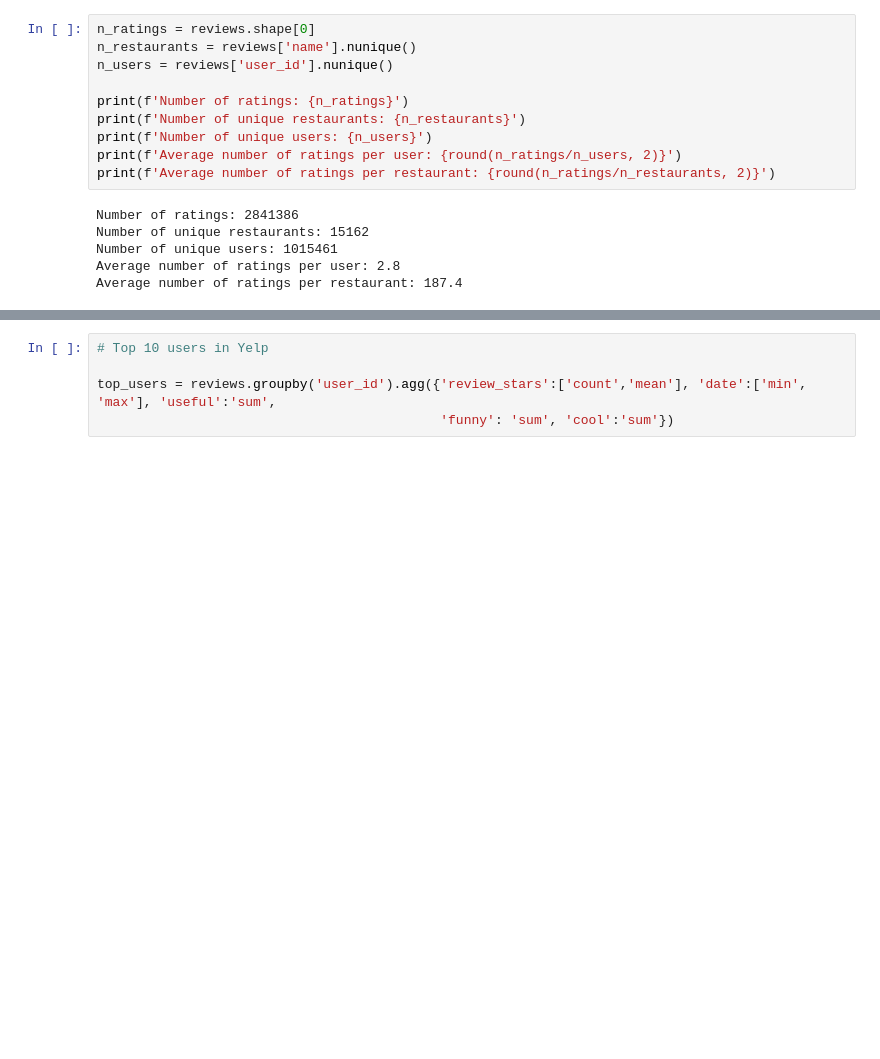
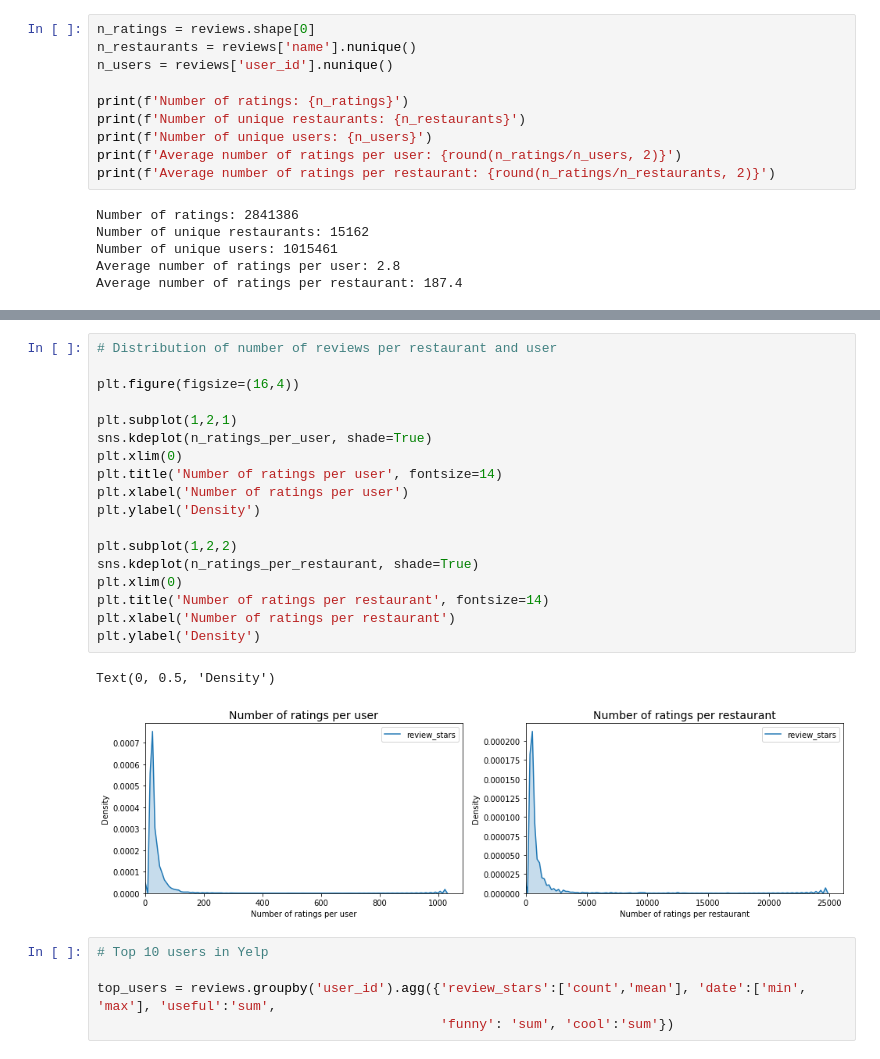
Before and after one commit to mavalos90/IH_final_project, a Jupyter notebook: code/1.EDA.ipynb, the cells around one changed output, grey strips where cells are left out. Drawn from its saved outputs; the diff is of its cells as text; blank space fills up the shorter version.

```diff
--- a/code/1.EDA.ipynb
+++ b/code/1.EDA.ipynb
@@ -376,3 +361,24 @@ restaurant_stats.head()
+# %%
+# Distribution of number of reviews per restaurant and user
+
+plt.figure(figsize=(16,4))
+
+plt.subplot(1,2,1)
+sns.kdeplot(n_ratings_per_user, shade=True)
+plt.xlim(0)
+plt.title('Number of ratings per user', fontsize=14)
+plt.xlabel('Number of ratings per user')
+plt.ylabel('Density')
+
+plt.subplot(1,2,2)
+sns.kdeplot(n_ratings_per_restaurant, shade=True)
+plt.xlim(0)
+plt.title('Number of ratings per restaurant', fontsize=14)
+plt.xlabel('Number of ratings per restaurant')
+plt.ylabel('Density')
+# %% [output]
+Text(0, 0.5, 'Density')
+[figure, added]
 # %%
 # Top 10 users in Yelp
 
```
Also changed, not shown: parts of 16 cells of this notebook.
